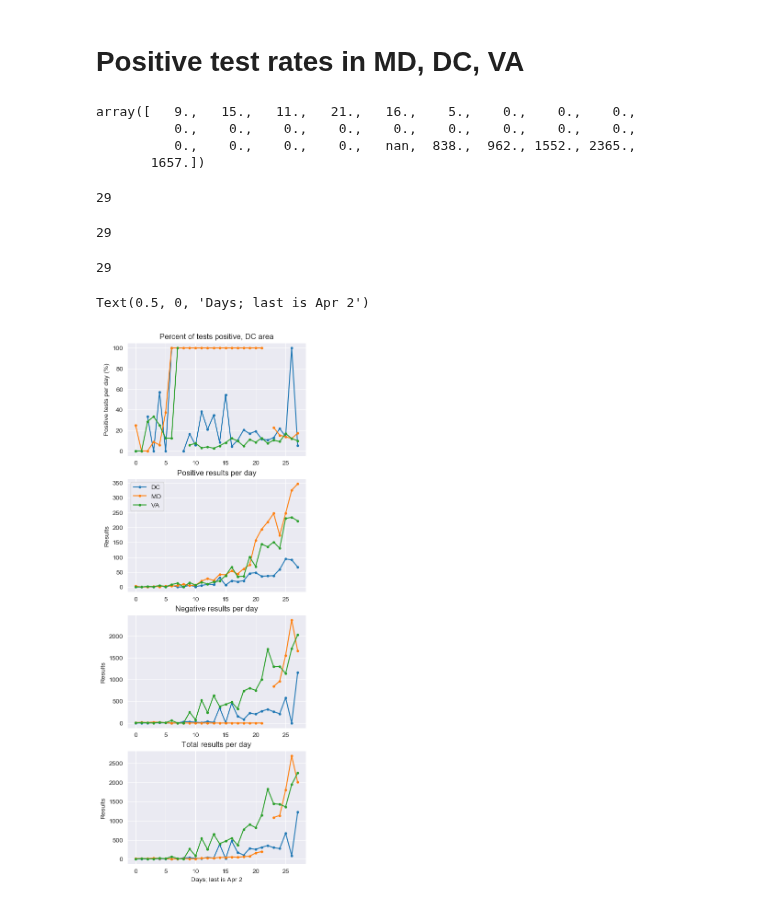
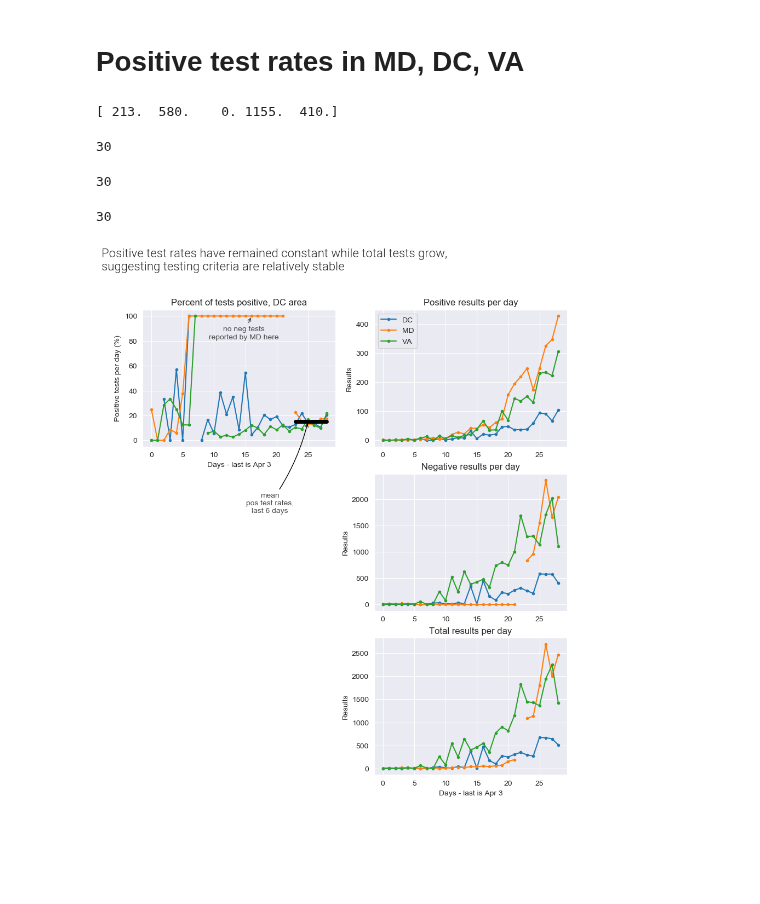
Before and after one commit to histed/DC-area-coronavirus-tracking, a Jupyter notebook: 200331-MH-Covidtracking.ipynb, the cells around one changed output. Cells and saved outputs as stored; diff of their text form; code cells hidden in the pictures; blank space fills up the shorter version.

Commit message:
4/3 commit
add a double/rate table
add the test figures

Signed-off-by: Mark Histed <mhisted@gmail.com>

```diff
--- a/200331-MH-Covidtracking.ipynb
+++ b/200331-MH-Covidtracking.ipynb
@@ -306,60 +313,88 @@ todayx
 # Positive test rates in MD, DC, VA
 # %%
 from argparse import Namespace
-plt.figure(figsize=r_[1,0.75]*[1,4]*5, dpi=100)
-gs = mpl.gridspec.GridSpec(4,1)
+daylabel = 'Days - last is Apr 3'
+fig = plt.figure(figsize=r_[1,0.75]*[2,3]*5, dpi=100)
+gs = mpl.gridspec.GridSpec(3,2)
 
-ax = plt.subplot(gs[0])
+ax = plt.subplot(gs[0,0])
 datD = {}
 for state in ['DC', 'MD', 'VA']:
     desIx = ctDf.state == state
-    stDf = ctDf.loc[desIx,:]
+    stDf = ctDf.loc[desIx,:].copy()
+    stDf.set_index('date', inplace=True)
 
     posV = stDf.loc[:,'positive'][::-1]
     negV = stDf.loc[:,'negative'][::-1]
     pdV = np.diff(posV)
     ndV = np.diff(negV)
+    # manual adjustments
     if state == 'MD':  # some errors in testing data
-        #negV.iloc[23] = np.nan
         ndV[22] = np.nan
-        display(ndV)
-    datD[state] = Namespace(posV=posV, negV=negV, pdV=pdV, ndV=ndV)
-
+    if state == 'DC':
+        print(ndV[24:])
+        #print(ndV.loc[20200402]/2)
+        ndV[26] = ndV[27]/2
+        ndV[27] = ndV[27]/2
+        #negV.loc[20200401] = negV.loc[20200402]/2
     pctPos = pdV/(pdV+ndV)*100
+    datD[state] = Namespace(posV=posV, negV=negV, pdV=pdV, ndV=ndV, pctPos=pctPos)
     plt.plot(pctPos, '.-', label=state)
 ax.set_title('Percent of tests positive, DC area')
 #ax.legend(loc=2)
 ax.set_ylabel('Positive tests per day (%)')
+ax.set_xlabel(daylabel)
+# markup line
+desNs = r_[23:29]
+tV = np.hstack([datD[x].pctPos[desNs] for x in datD.keys()])
+tM = np.mean(tV)
+plt.plot(desNs, tM+desNs*0, color='k', lw=5, ls='-', alpha=1)
+# anno it
+ax.annotate('mean\npos test rates,\nlast 6 days',
+            xy=(desNs[2],tM), xycoords='data', xytext=(-50,-120), textcoords='offset points',
+            arrowprops=dict(arrowstyle='->', connectionstyle='arc3,rad=0.1', color='k'),
+            color='0.3', ha='center')
+ax.annotate('no neg tests\nreported by MD here',
+            xy=(16,100), xycoords='data', xytext=(-10,-30), textcoords='offset points',
+            arrowprops=dict(arrowstyle='->', connectionstyle='arc3', color='0.3'),
+            color='0.3', ha='center')
 
-ax = plt.subplot(gs[1])
-ax2 = plt.subplot(gs[2])
-ax3 = plt.subplot(gs[3])
+ax = plt.subplot(gs[0,1])
+ax2 = plt.subplot(gs[1,1])
+ax3 = plt.subplot(gs[2,1])
 for state in ['DC', 'MD', 'VA']:
     dd = datD[state]
     display(len(dd.posV))
     pH = ax.plot(dd.pdV, '.-', label=state)
     pH = ax2.plot(dd.ndV, '.-', label=state)
     pH = ax3.plot(dd.ndV+dd.pdV, '.-', label=state)
 ax.legend()
 ax.set_title('Positive results per day')
 ax.set_ylabel('Results')
 
 ax2.set_title('Negative results per day')
 ax2.set_ylabel('Results')
 
 ax3.set_title('Total results per day')
 ax3.set_ylabel('Results')
-ax3.set_xlabel('Days; last is Apr 2')
+ax3.set_xlabel(daylabel)
+
+fig.suptitle('Positive test rates have remained constant while total tests grow,\n'
+             'suggesting testing criteria are relatively stable',
+             fontsize=16, fontname='Roboto', fontweight='light',
+             x=0.05, ha='left', va='top')
+
+doSave = True
+if doSave:
+    fig.savefig('./fig-output/testing-%s.png'%datestr,
+            dpi=300, bbox_inches='tight', pad_inches=0.5)
+            #bbox_inches=r_[0,0,10,15])#,
 # %% [output]
-array([   9.,   15.,   11.,   21.,   16.,    5.,    0.,    0.,    0.,
-          0.,    0.,    0.,    0.,    0.,    0.,    0.,    0.,    0.,
-          0.,    0.,    0.,    0.,   nan,  838.,  962., 1552., 2365.,
-       1657.])
+[ 213.  580.    0. 1155.  410.]
-29
+30
-29
+30
-29
+30
-Text(0.5, 0, 'Days; last is Apr 2')
-[figure, old version]
+[figure, new version]
 # %%
 plt.figure()
 
```
Also changed, not shown: parts of 5 cells of this notebook, 7 other files.
